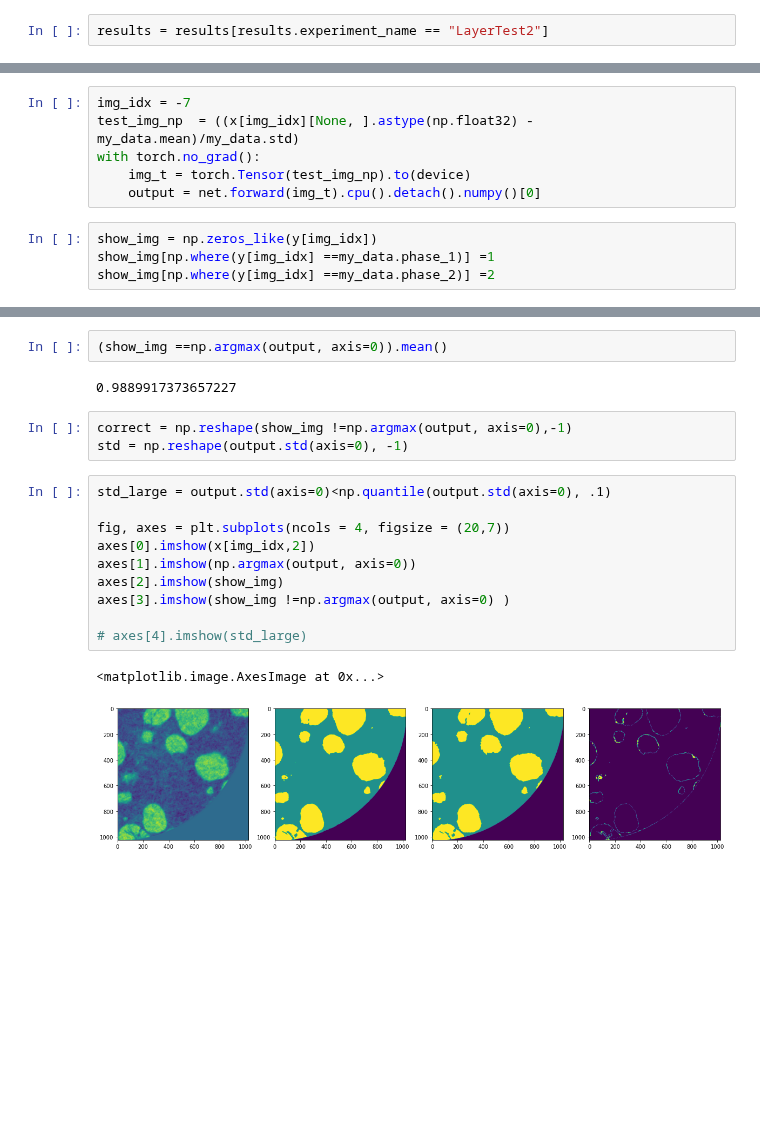
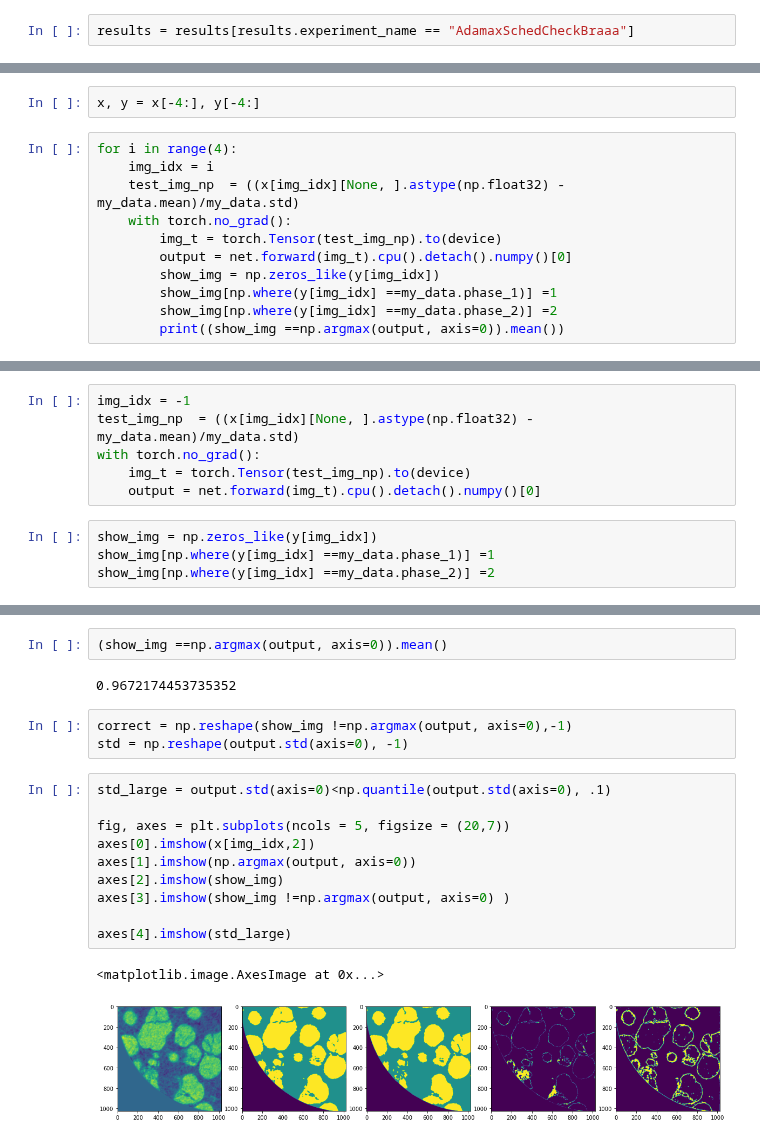
Before and after one commit to laura-rieger/segmenter, a Jupyter notebook: notebooks/Results.ipynb, the cells around one changed output, grey strips where cells are left out. Saved outputs shown, nothing was run; the diff lists cells and outputs as text; blank space fills up the shorter version.

```diff
--- a/notebooks/Results.ipynb
+++ b/notebooks/Results.ipynb
@@ -55,5 +55,5 @@ array(['LayerTest2'], dtype=object)
 # %%
-results = results[results.experiment_name == "LayerTest2"]
+results = results[results.experiment_name == "AdamaxSchedCheckBraaa"]
 # %%
 results.columns
 # %% [output]
@@ -96,0 +94,13 @@ x.shape
+# %%
+x, y = x[-4:], y[-4:]
+# %%
+for i in range(4):
+    img_idx = i
+    test_img_np  = ((x[img_idx][None, ].astype(np.float32) -my_data.mean)/my_data.std)
+    with torch.no_grad():
+        img_t = torch.Tensor(test_img_np).to(device)
+        output = net.forward(img_t).cpu().detach().numpy()[0]
+        show_img = np.zeros_like(y[img_idx])
+        show_img[np.where(y[img_idx] ==my_data.phase_1)] =1
+        show_img[np.where(y[img_idx] ==my_data.phase_2)] =2
+        print((show_img ==np.argmax(output, axis=0)).mean())
@@ -97,5 +112,5 @@ x.shape
 # %%
-img_idx = -7
+img_idx = -1
 test_img_np  = ((x[img_idx][None, ].astype(np.float32) -my_data.mean)/my_data.std)
 with torch.no_grad():
     img_t = torch.Tensor(test_img_np).to(device)
@@ -136,20 +160,20 @@ axes[2].imshow(std_large)
 # %%
 (show_img ==np.argmax(output, axis=0)).mean()
 # %% [output]
-0.9889917373657227
+0.9672174453735352
 # %%
 correct = np.reshape(show_img !=np.argmax(output, axis=0),-1)
 std = np.reshape(output.std(axis=0), -1)
 # %%
 std_large = output.std(axis=0)<np.quantile(output.std(axis=0), .1)
 
-fig, axes = plt.subplots(ncols = 4, figsize = (20,7))
+fig, axes = plt.subplots(ncols = 5, figsize = (20,7))
 axes[0].imshow(x[img_idx,2])
 axes[1].imshow(np.argmax(output, axis=0))
 axes[2].imshow(show_img)
 axes[3].imshow(show_img !=np.argmax(output, axis=0) )
 
-# axes[4].imshow(std_large)
+axes[4].imshow(std_large)
 # %% [output]
 <matplotlib.image.AxesImage at 0x...>
-[figure, old version]
+[figure, new version]
```
Also changed, not shown: parts of 19 cells of this notebook, 3 other files.
